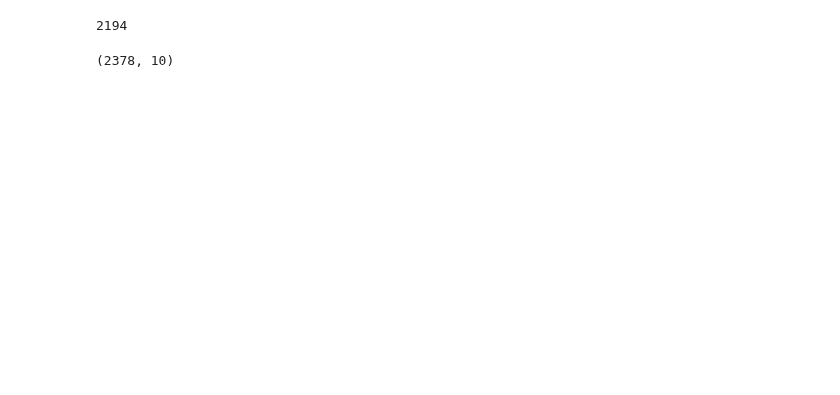
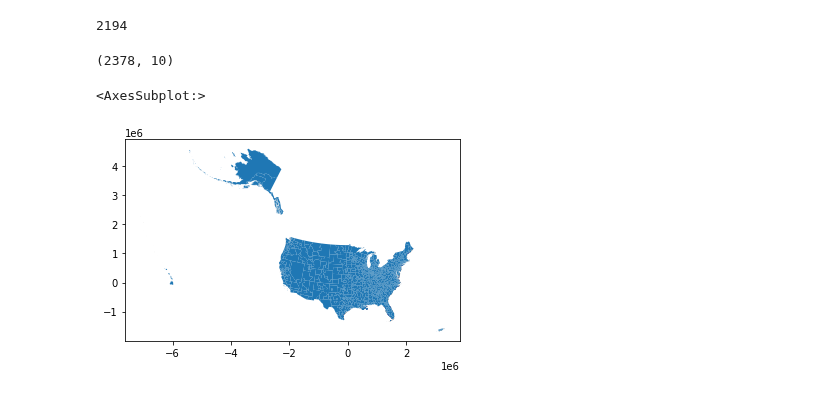
Before and after one commit to yianzhang14/us-migration-modeling, a Jupyter notebook: cbsa_coding.ipynb, the cells around one changed output. Drawn from its saved outputs; the diff is of its cells as text; code cells hidden in the pictures; blank space fills up the shorter version.

Commit message:
added migpuma type

```diff
--- a/cbsa_coding.ipynb
+++ b/cbsa_coding.ipynb
@@ -134,3 +135,10 @@ us.shape
 (2378, 10)
 # %%
 us.drop("geometry", axis=1).to_csv("data/puma_density.csv")
+# %%
+us_migpuma = gpd.read_file(r"..\data\migpumas\ipums_migpuma_pwpuma_2010.shp")
+# %%
+us_migpuma.plot()
+# %% [output]
+<AxesSubplot:>
+[figure, added]
```
Also changed, not shown: parts of 10 cells of this notebook, 3 other files.
